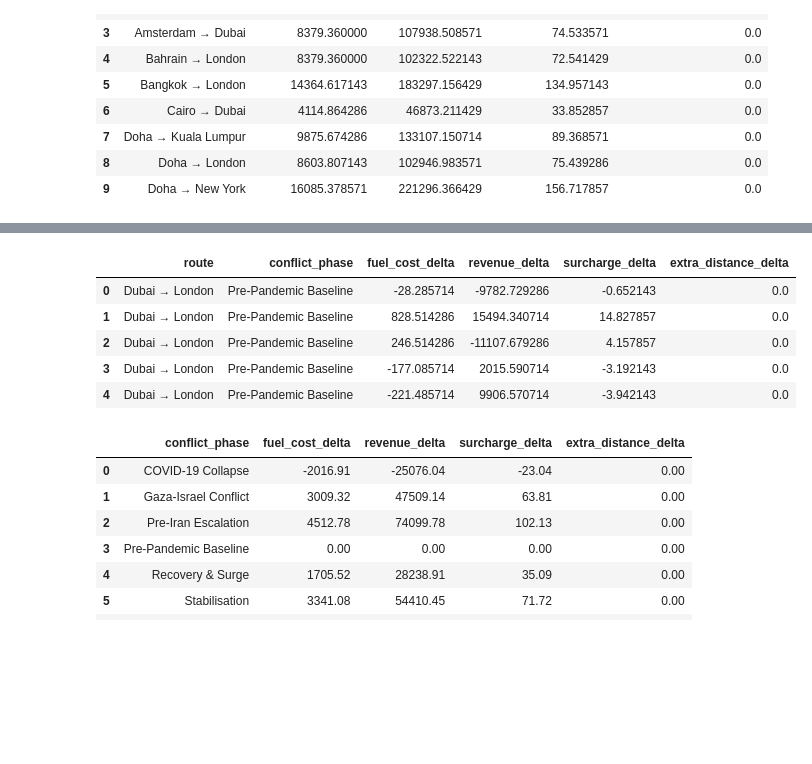
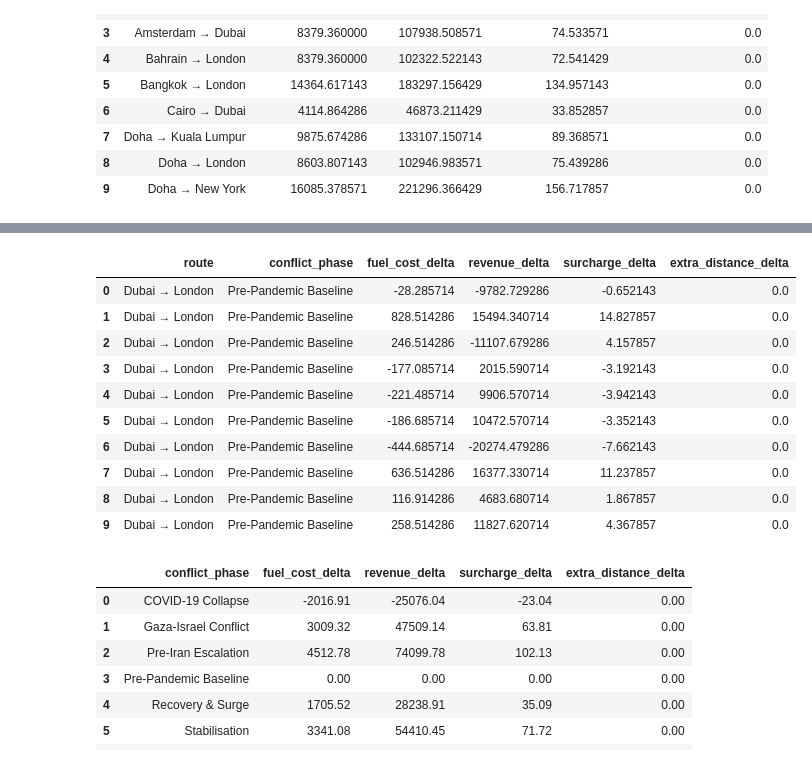
Before and after one commit to sutherlandfoncho/proyecto-prog-data, a Jupyter notebook: notebooks/02_transformaciones.ipynb, the cells around one changed output, grey strips where cells are left out. Drawn from its saved outputs; the diff is of its cells as text; code cells hidden in the pictures; blank space fills up the shorter version.

```diff
--- a/notebooks/02_transformaciones.ipynb
+++ b/notebooks/02_transformaciones.ipynb
@@ -266,34 +266,39 @@ df_baseline_compare[[
 df_baseline_compare["fuel_cost_delta"] = (
     df_baseline_compare["total_fuel_cost_usd"] - df_baseline_compare["baseline_fuel_cost"]
 )
 
 df_baseline_compare["revenue_delta"] = (
     df_baseline_compare["route_revenue_usd"] - df_baseline_compare["baseline_revenue"]
 )
 
 df_baseline_compare["surcharge_delta"] = (
     df_baseline_compare["fuel_surcharge_usd"] - df_baseline_compare["baseline_surcharge"]
 )
 
 df_baseline_compare["extra_distance_delta"] = (
     df_baseline_compare["extra_distance_km"] - df_baseline_compare["baseline_extra_distance"]
 )
 
 df_baseline_compare[[
     "route",
     "conflict_phase",
     "fuel_cost_delta",
     "revenue_delta",
     "surcharge_delta",
     "extra_distance_delta"
-]].head()
+]].head(10)
 # %% [output]
 |  | route | conflict_phase | fuel_cost_delta | revenue_delta | surcharge_delta | extra_distance_delta |
 | 0 | Dubai → London | Pre-Pandemic Baseline | -28.285714 | -9782.729286 | -0.652143 | 0.0 |
 | 1 | Dubai → London | Pre-Pandemic Baseline | 828.514286 | 15494.340714 | 14.827857 | 0.0 |
 | 2 | Dubai → London | Pre-Pandemic Baseline | 246.514286 | -11107.679286 | 4.157857 | 0.0 |
 | 3 | Dubai → London | Pre-Pandemic Baseline | -177.085714 | 2015.590714 | -3.192143 | 0.0 |
 | 4 | Dubai → London | Pre-Pandemic Baseline | -221.485714 | 9906.570714 | -3.942143 | 0.0 |
+| 5 | Dubai → London | Pre-Pandemic Baseline | -186.685714 | 10472.570714 | -3.352143 | 0.0 |
+| 6 | Dubai → London | Pre-Pandemic Baseline | -444.685714 | -20274.479286 | -7.662143 | 0.0 |
+| 7 | Dubai → London | Pre-Pandemic Baseline | 636.514286 | 16377.330714 | 11.237857 | 0.0 |
+| 8 | Dubai → London | Pre-Pandemic Baseline | 116.914286 | 4683.680714 | 1.867857 | 0.0 |
+| 9 | Dubai → London | Pre-Pandemic Baseline | 258.514286 | 11827.620714 | 4.367857 | 0.0 |
 # %%
 
 delta_summary = df_baseline_compare.groupby("conflict_phase").agg({
```
Also changed, not shown: parts of 4 cells of this notebook, 1 other file.
